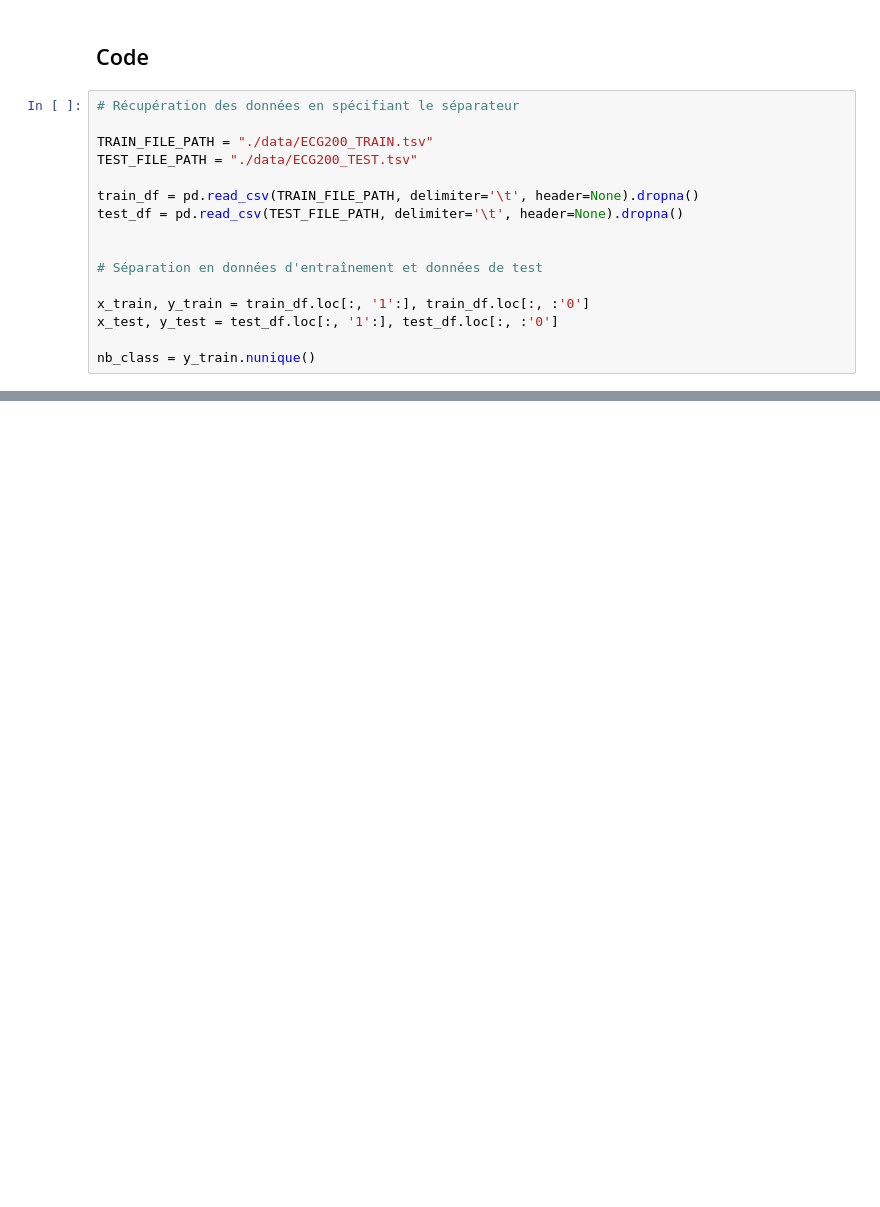
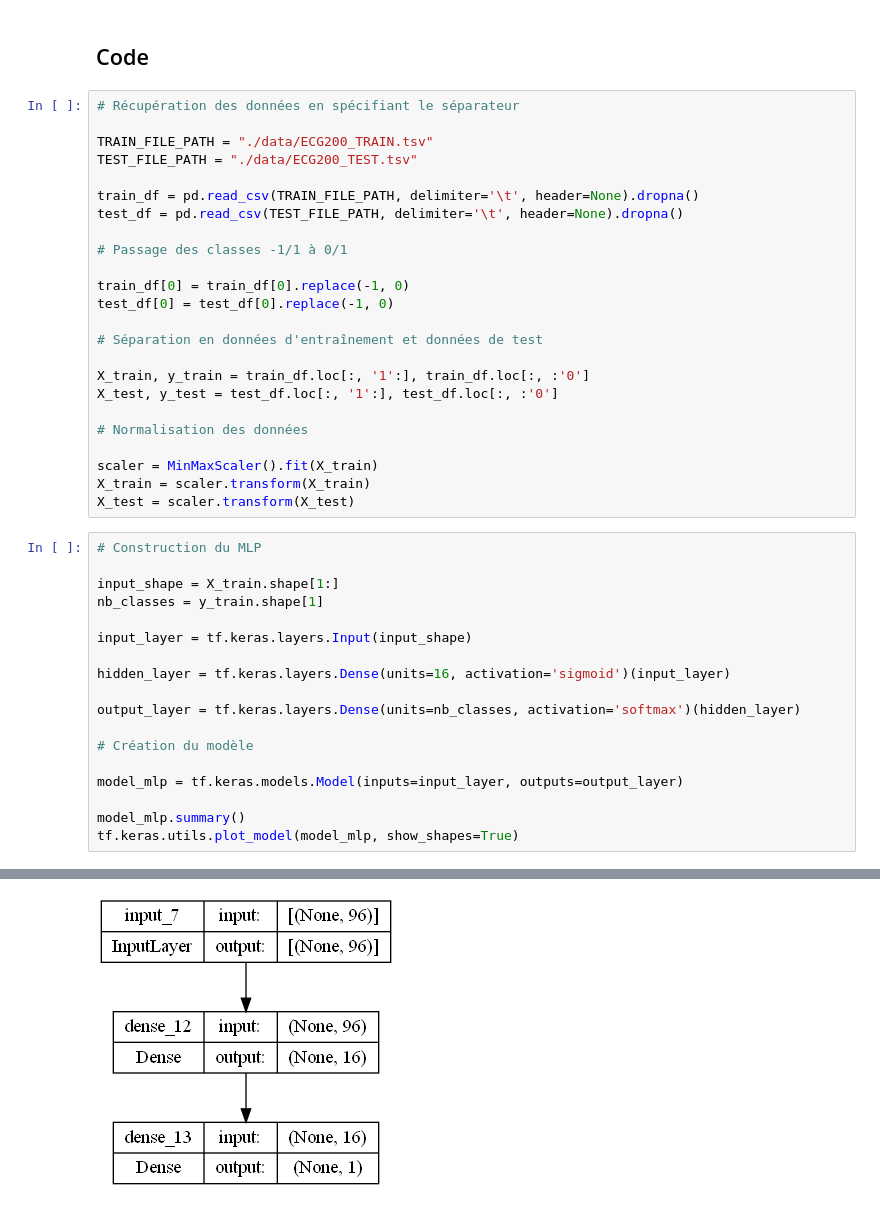
Before and after one commit to Transformot/deep-learning_project, a Jupyter notebook: Multi-Layer-Perceptron.ipynb, the cells around one changed output, grey strips where cells are left out. Cells and saved outputs as stored; diff of their text form; blank space fills up the shorter version.

```diff
--- a/Multi-Layer-Perceptron.ipynb
+++ b/Multi-Layer-Perceptron.ipynb
@@ -19,10 +21,37 @@ TEST_FILE_PATH = "./data/ECG200_TEST.tsv"
 train_df = pd.read_csv(TRAIN_FILE_PATH, delimiter='\t', header=None).dropna()
 test_df = pd.read_csv(TEST_FILE_PATH, delimiter='\t', header=None).dropna()
 
+# Passage des classes -1/1 à 0/1
+
+train_df[0] = train_df[0].replace(-1, 0)
+test_df[0] = test_df[0].replace(-1, 0)
 
 # Séparation en données d'entraînement et données de test
 
-x_train, y_train = train_df.loc[:, '1':], train_df.loc[:, :'0']
-x_test, y_test = test_df.loc[:, '1':], test_df.loc[:, :'0']
+X_train, y_train = train_df.loc[:, '1':], train_df.loc[:, :'0']
+X_test, y_test = test_df.loc[:, '1':], test_df.loc[:, :'0']
 
-nb_class = y_train.nunique()
+# Normalisation des données
+
+scaler = MinMaxScaler().fit(X_train)
+X_train = scaler.transform(X_train)
+X_test = scaler.transform(X_test)
+# %%
+# Construction du MLP
+
+input_shape = X_train.shape[1:]
+nb_classes = y_train.shape[1]
+
+input_layer = tf.keras.layers.Input(input_shape)
+
+hidden_layer = tf.keras.layers.Dense(units=16, activation='sigmoid')(input_layer)
+
+output_layer = tf.keras.layers.Dense(units=nb_classes, activation='softmax')(hidden_layer)
+
+# Création du modèle
+
+model_mlp = tf.keras.models.Model(inputs=input_layer, outputs=output_layer)
+
+model_mlp.summary()
+tf.keras.utils.plot_model(model_mlp, show_shapes=True)
+# %% [output]
@@ -28,0 +73 @@ nb_class = y_train.nunique()
+[figure, added]
```
Also changed, not shown: parts of 6 cells of this notebook.
